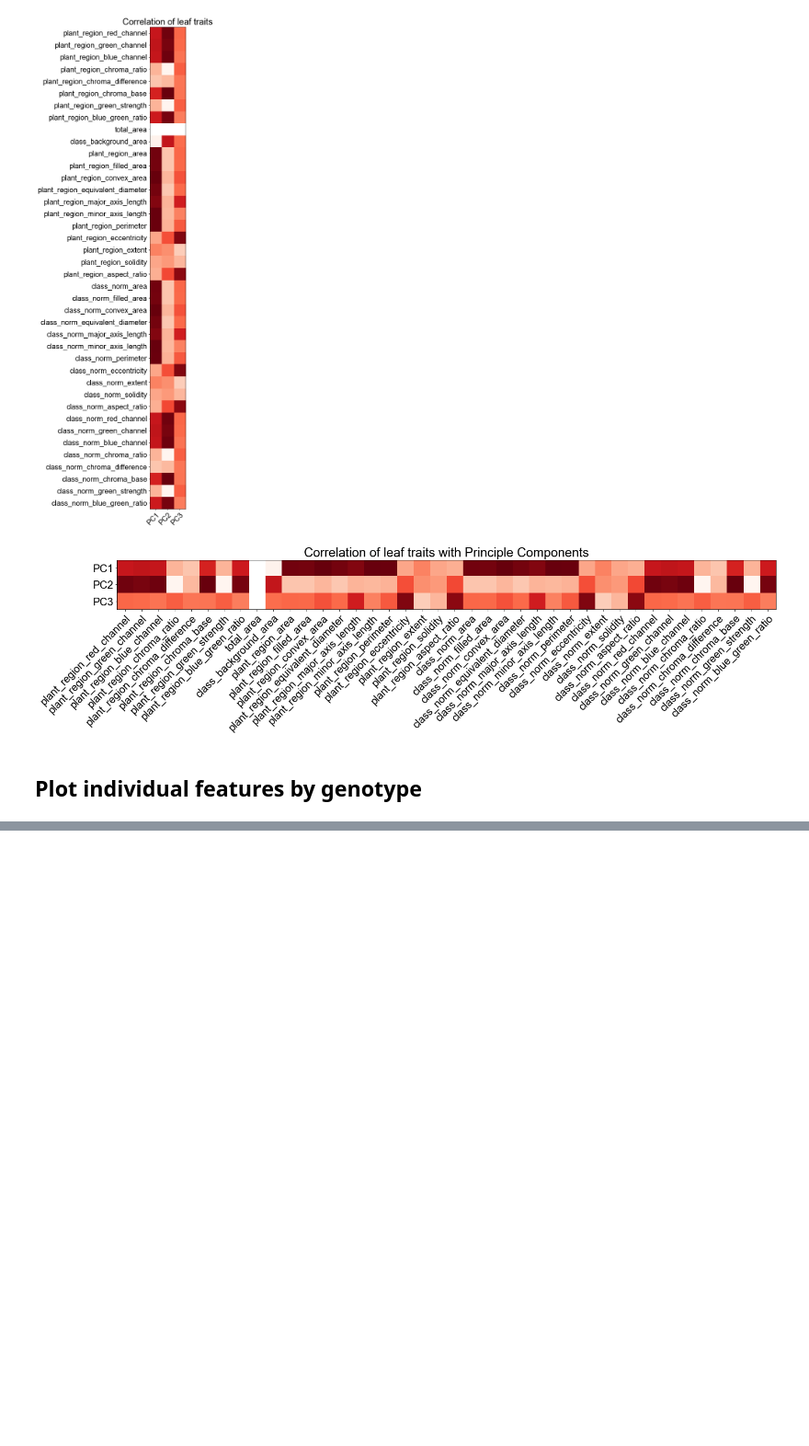
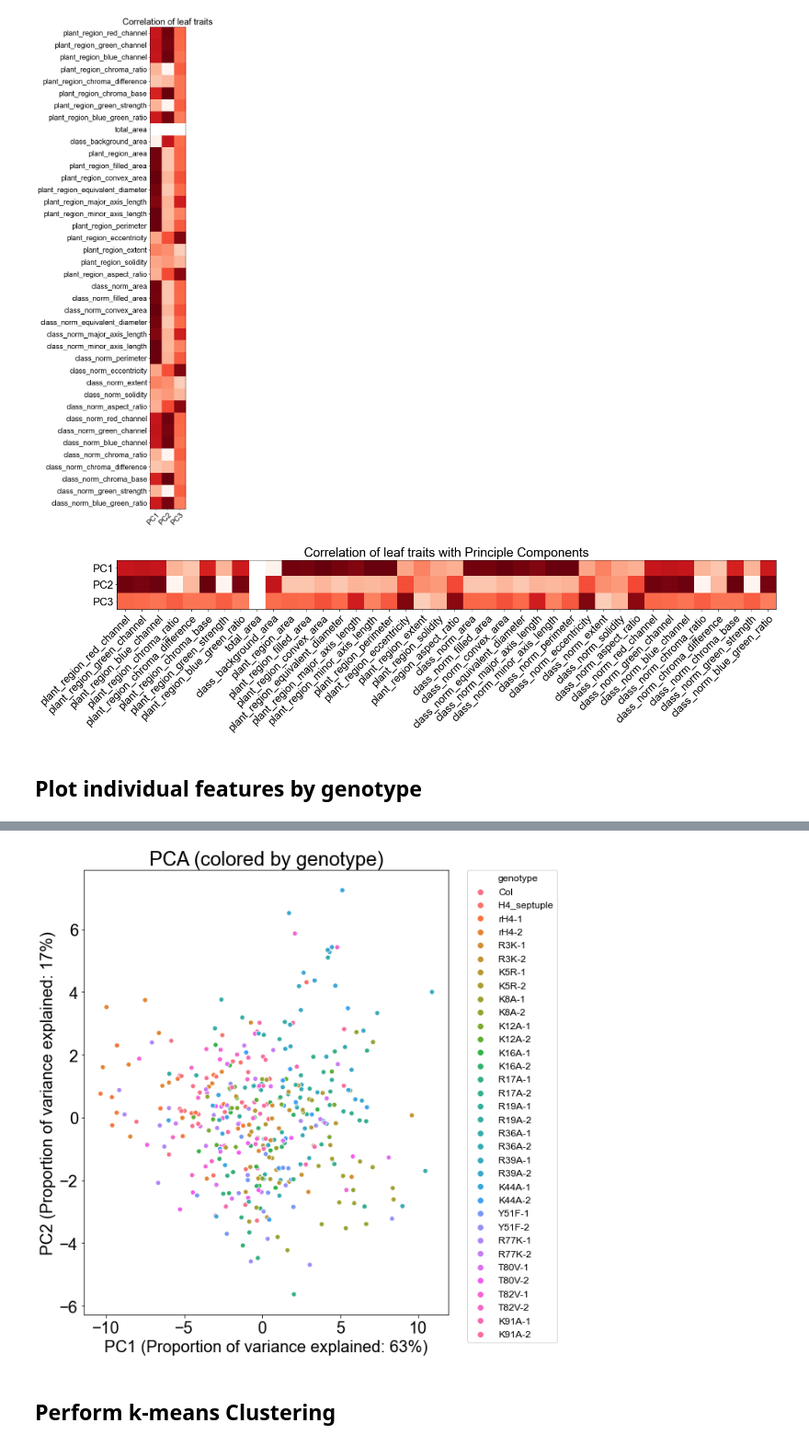
Before and after one commit to etc27/Leaf_Traits, a Jupyter notebook: Leaf_Morphology.ipynb, the cells around one changed output, grey strips where cells are left out. Shown at 92% size. Cells and saved outputs as stored; diff of their text form; code cells hidden in the pictures; blank space fills up the shorter version.

```diff
--- a/Leaf_Morphology.ipynb
+++ b/Leaf_Morphology.ipynb
@@ -397,7 +397,7 @@ def feature_csv(df, metadata, colnum):
         temp_df[genotype] = coldata.to_numpy()
         df_by_gen = pd.concat([df_by_gen, temp_df], axis=1)
     name = list(df.columns)[colnum+2]
-    df_by_gen.to_csv("feature_csv/"+name+".csv",index=False)
+    df_by_gen.to_csv(save_path+"/feature_csv/"+name+".csv",index=False)
 # %%
 feature_num = df.shape[1]-2
 for i in range(feature_num):
@@ -426,0 +520,25 @@ plot_feature(avg_df, "plant_region_area")
+# %%
+# Visualize 2D projection
+
+# Set Plotting Parameters
+plt.rcParams.update({'font.sans-serif':'Arial'})
+plt.rcParams.update({'font.size': 20})
+plt.rcParams['lines.linewidth'] = 2.5
+
+# Color by genotype
+fig = plt.figure(figsize = (8,10))
+ax = fig.add_subplot(1,1,1)
+ax.set_title('PCA (colored by genotype)')
+xlab = "PC1 (Proportion of variance explained: "+str(round(ex_var[0]*100))+"%)"
+ylab = "PC2 (Proportion of variance explained: "+str(round(ex_var[1]*100))+"%)"
+order = metadata['genotype']
+sns.scatterplot(x="PC1", y="PC2", data=finalDf, hue='genotype', hue_order=order, palette=sns.color_palette("husl", 34))
+ax.set(xlabel=xlab, ylabel = ylab)
+plt.legend(bbox_to_anchor=(1.05, 1), loc='upper left', borderaxespad=0, fontsize=12)
+
+plt.savefig(save_path+"/PCA/genotypes.png", bbox_inches='tight', dpi=300)
+plt.savefig(save_path+"/PCA/genotypes.pdf", bbox_inches='tight')
+# %% [output]
+[figure, added]
+# %% [markdown]
+## Perform k-means Clustering
```
Also changed, not shown: parts of 47 cells of this notebook.
